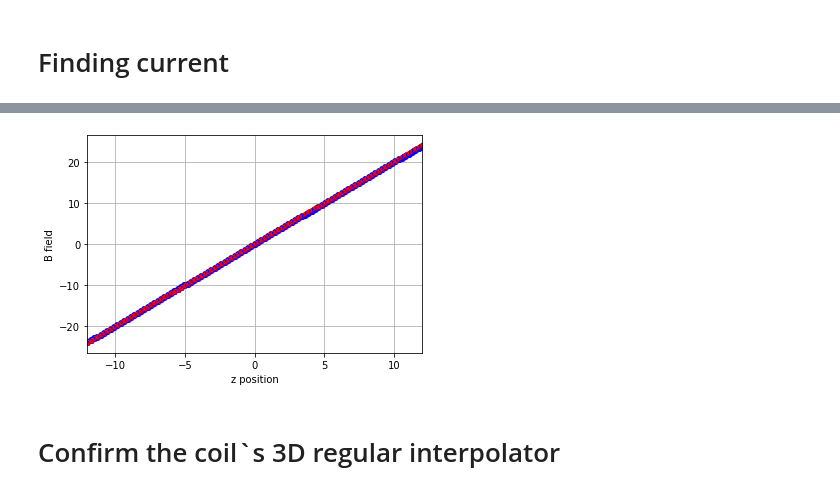
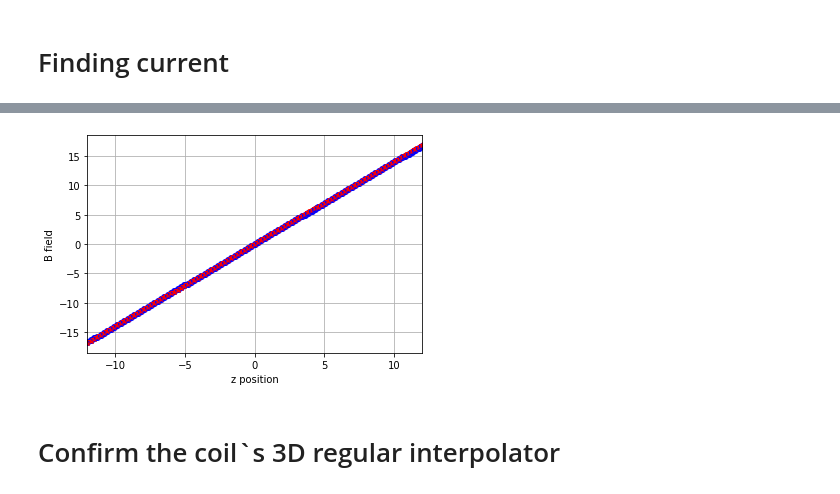
Before and after one commit to DongkyuLim/MgF-simulation, a Jupyter notebook: Current and coil.ipynb, the cells around one changed output, grey strips where cells are left out. Cells and saved outputs as stored; diff of their text form; code cells hidden in the pictures.

```diff
--- a/Current and coil.ipynb
+++ b/Current and coil.ipynb
@@ -146,31 +164,31 @@ optimizer.maximize()
 # %%
 connection = MongoClient("mongodb://localhost:27017")
-vc = connection.db.Capture_velocity
+vc = connection.db.New_vc
 max_parameters = vc.find(projection={'_id' : False, 'params' : 1}).sort("target",pymongo.DESCENDING).limit(1)
 B_grad_max = max_parameters[0]["params"]['Bgrad']
 
 
 Current = connection.db.Current
 max_I = Current.find(limit=1,projection={'_id' : False, 'params' : 1}).sort("target",pymongo.DESCENDING)
 I_opt = max_I[0]['params']['I']
 
 
 fig,ax = plt.subplots(1,1)
 zz = np.linspace(-0.012,0.012,101)/x0
 # for xx in xs:
 #     ax.plot(xx*x0*1000,B_func(np.array([xx,0,0]))[0],'bo')
 #     ax.plot(xx*x0*1000,-1/2*1.2528*xx*x0*1000,'r*')
 
 for zs in zz:
     ax.plot(zs*x0*1000,Coil_field(I_opt,zs)[2],'bo')
     ax.plot(zs*x0*1000,B_grad_max*1000*x0*zs,'r*')
 
 ax.set_xlim(-12,12)
 ax.set_xlabel("z position")
 ax.set_ylabel("B field")
 ax.grid()
 # %% [output]
-[figure, old version]
+[figure, new version]
 # %% [markdown]
 # Confirm the coil`s 3D regular interpolator
 # %%
```
Also changed, not shown: parts of 6 cells of this notebook, 2 other files.
